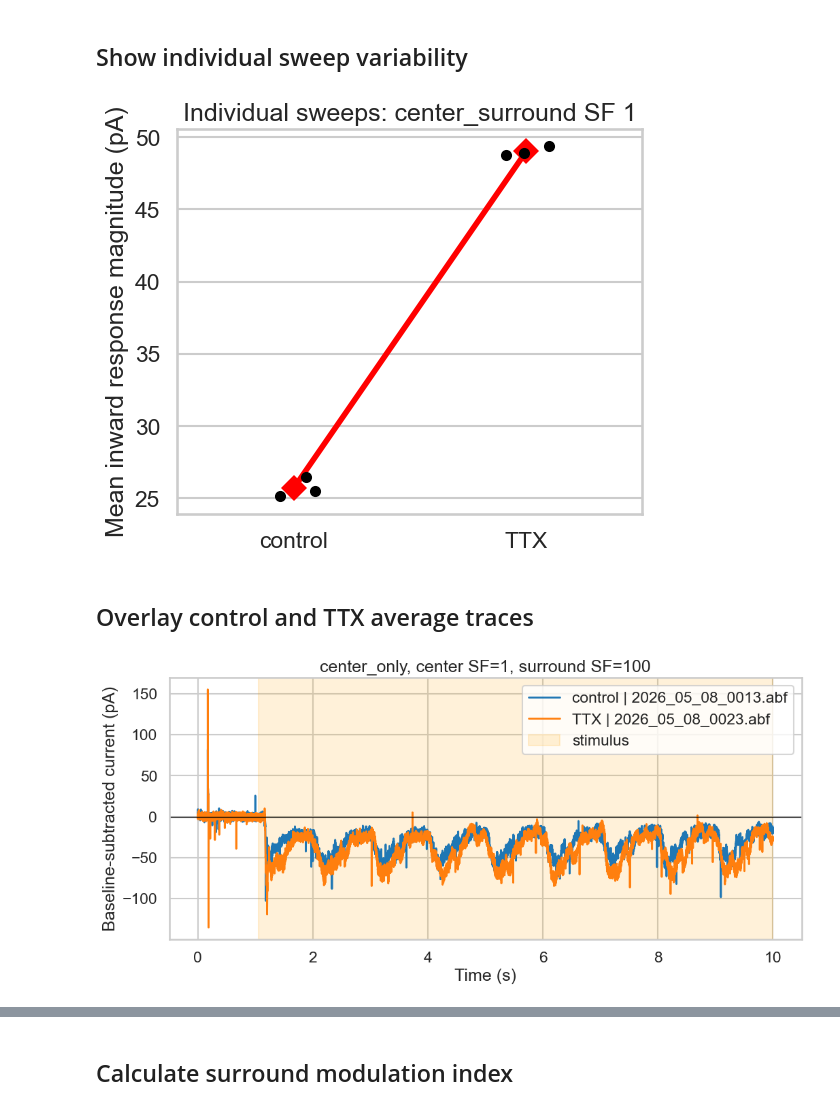
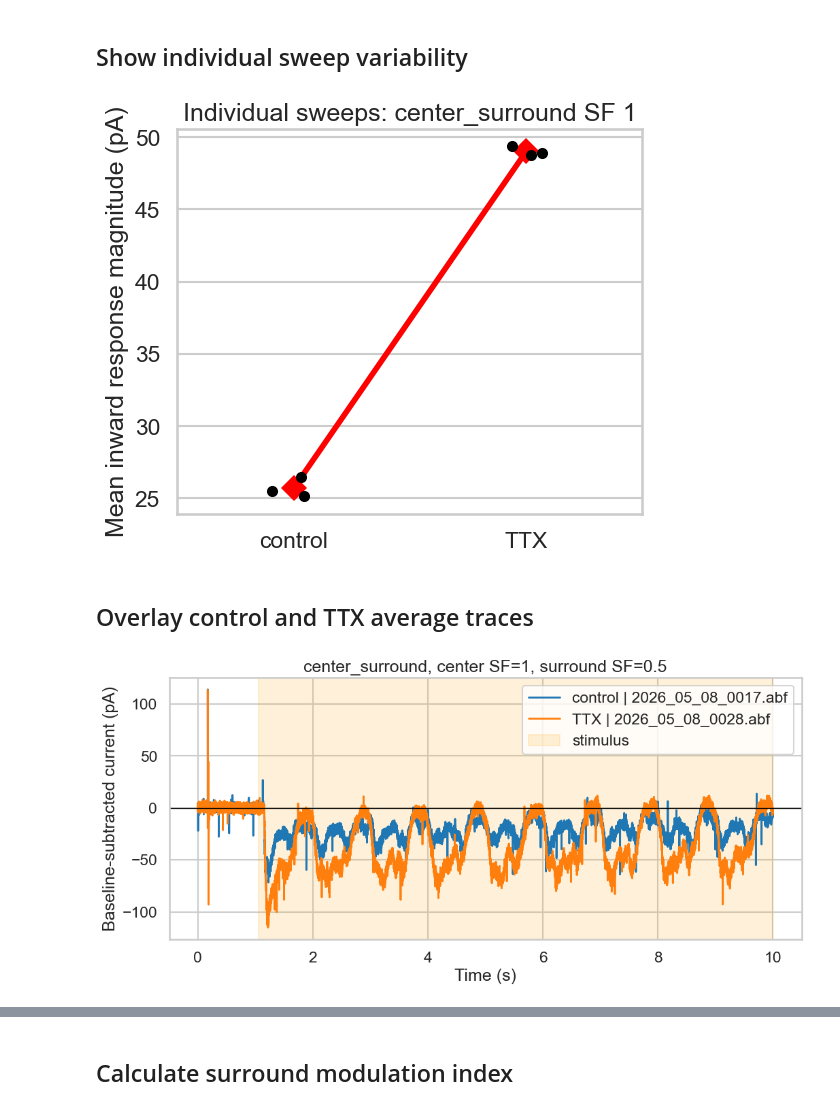
Before and after one commit to ahnekevanlankvelt/retina_electrophysiology_analysis, a Jupyter notebook: notebooks/retina_analysis_cell2.ipynb, the cells around one changed output, grey strips where cells are left out. Drawn from its saved outputs; the diff is of its cells as text; code cells hidden in the pictures.

```diff
--- a/notebooks/retina_analysis_cell2.ipynb
+++ b/notebooks/retina_analysis_cell2.ipynb
@@ -19,7 +19,7 @@ sns.set_style("whitegrid")
 # %% [markdown]
 ## Set folder paths
 # %%
-PROJECT = Path.home() / "Desktop" / "retina_project"
+PROJECT = Path("/Volumes/My Passport for Mac/retina_project")
 
 DATA_DIR = PROJECT / "data"
 META_DIR = PROJECT / "metadata"
@@ -856,7 +856,7 @@ plt.ylabel("Mean inward response magnitude (pA)")
 plt.title("Individual sweeps: center_surround SF 1")
 plt.show()
 # %% [output]
-[figure, old version]
+[figure, new version]
 # %% [markdown]
 ## Overlay control and TTX average traces
 # %%
@@ -917,11 +917,11 @@ def overlay_average_traces(
 # %%
 overlay_average_traces(
     metadata,
-    stimulus_type="center_only",
+    stimulus_type="center_surround",
     center_sf=1,
-    surround_sf=100,
+    surround_sf=0.5,
     baseline_window=baseline_window,
     stim_window=stim_window
 )
 # %% [output]
-[figure, old version]
+[figure, new version]
```
Also changed, not shown: parts of 4 cells of this notebook, 8 other files.
